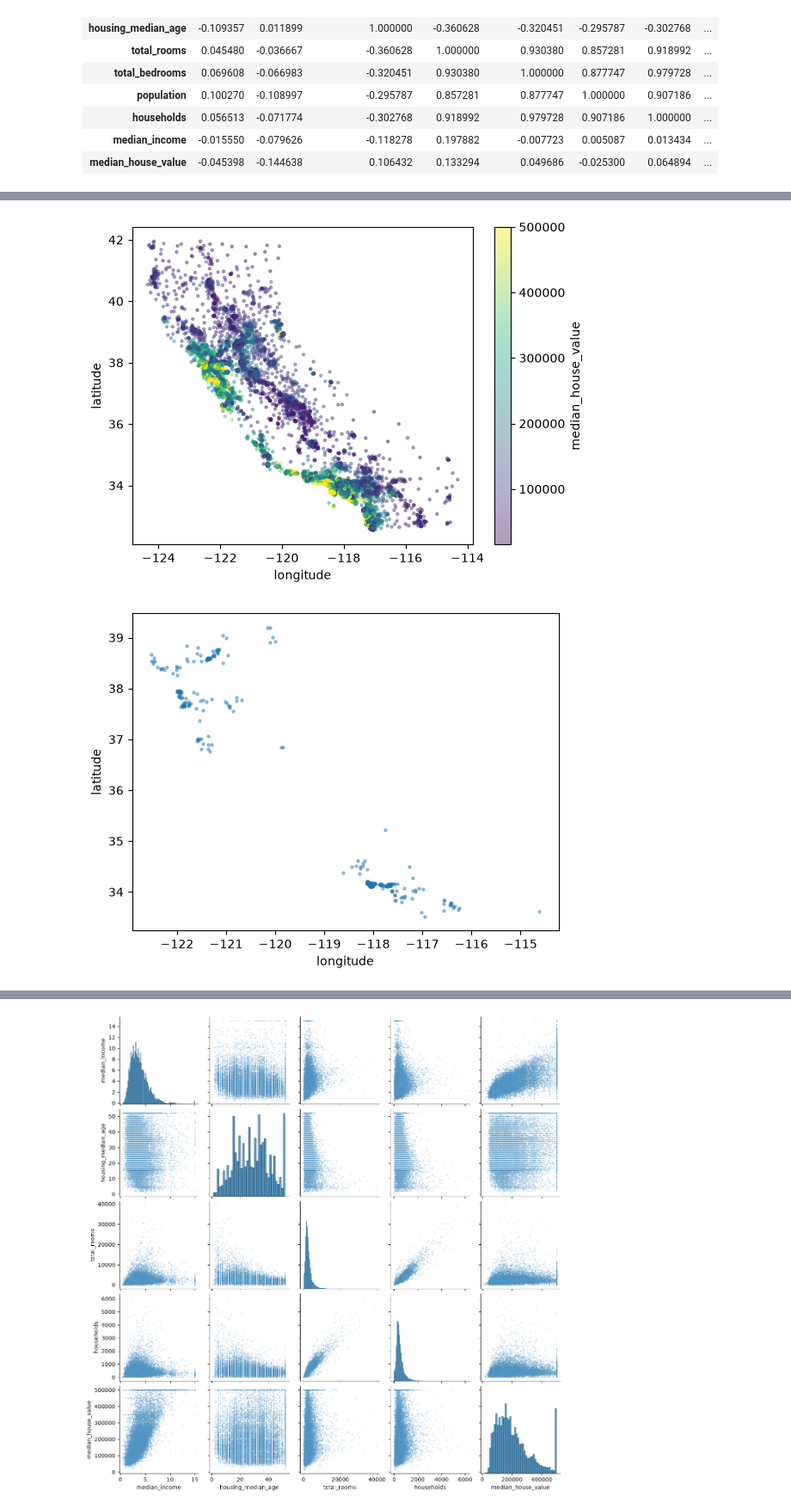
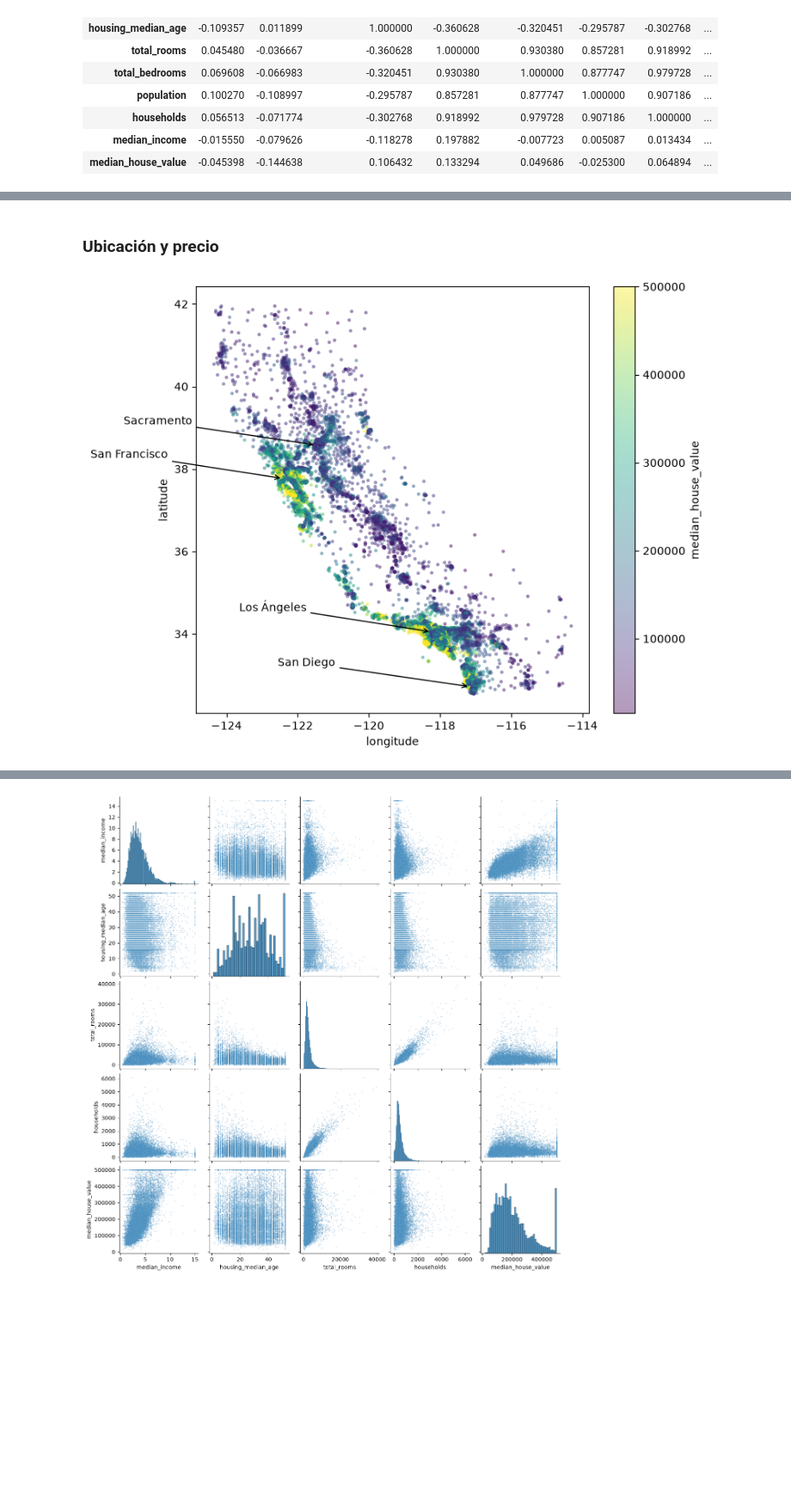
Before and after one commit to CarlosScura/reto-para-magos-de-datos, a Jupyter notebook: 01_california.ipynb, the cells around one changed output, grey strips where cells are left out. Shown at 86% size. Cells and saved outputs as stored; diff of their text form; code cells hidden in the pictures; blank space fills up the shorter version.

```diff
--- a/01_california.ipynb
+++ b/01_california.ipynb
@@ -337,18 +432,32 @@ df_limpio.corr(numeric_only=True)
+# %% [markdown]
+### Ubicación y precio
 # %%
+#  - Versión 1.
+#  plt.scatter(df_limpio['longitude'], df_limpio['latitude'],
+#             c=df_limpio['median_house_value'], s=5, alpha=0.4)
+# plt.colorbar(label='median_house_value')
+# plt.xlabel('longitude')
+# plt.ylabel('latitude')
+# plt.show()
+
+plt.figure(figsize=(8, 7))
 plt.scatter(df_limpio['longitude'], df_limpio['latitude'],
             c=df_limpio['median_house_value'], s=5, alpha=0.4)
 plt.colorbar(label='median_house_value')
+
+ciudades = {
+    'San Francisco': (-122.42, 37.77),
+    'Sacramento': (-121.49, 38.58),
+    'Los Ángeles': (-118.24, 34.05),
+    'San Diego': (-117.16, 32.72),
+}
+
+for nombre, (lon, lat) in ciudades.items():
+    plt.annotate(nombre, xy=(lon, lat), xytext=(lon - 5.4, lat + 0.5),
+                 arrowprops=dict(arrowstyle='->'))
+
 plt.xlabel('longitude')
 plt.ylabel('latitude')
 plt.show()
 # %% [output]
-[figure, old version]
+[figure, new version]
-# %%
-inland_caras = inland[inland['median_house_value'] > 255000]
-
-plt.scatter(inland_caras['longitude'], inland_caras['latitude'], s=5, alpha=0.4)
-plt.xlabel('longitude')
-plt.ylabel('latitude')
-plt.show()
-# %% [output]
-[figure, removed]
```
Also changed, not shown: parts of 32 cells of this notebook.
